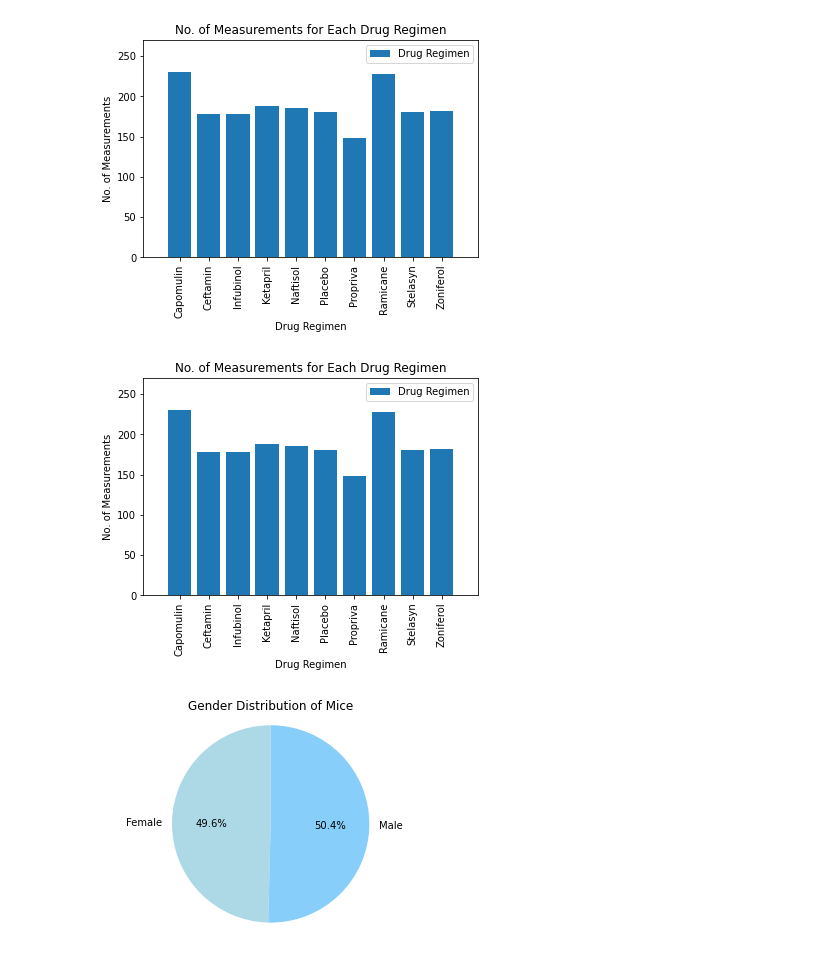
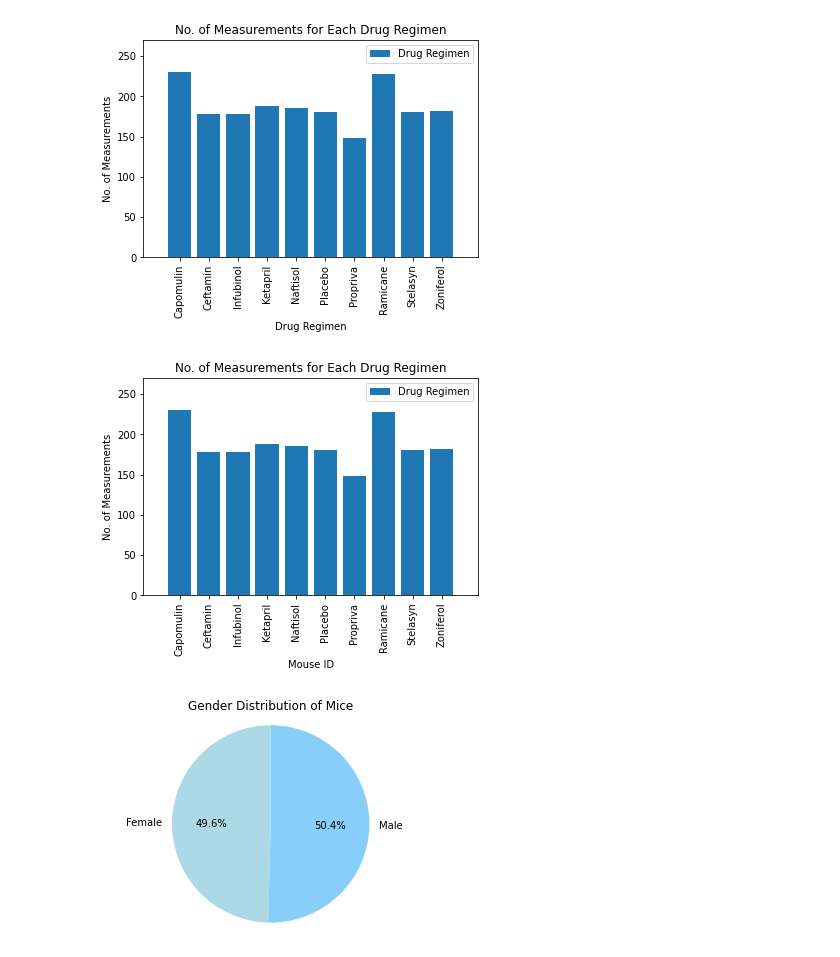
Before and after one commit to SanabuW/matplotlib-challenge, a Jupyter notebook: pymaceuticals_submission_file.ipynb, the cells around one changed output. Drawn from its saved outputs; the diff is of its cells as text; code cells hidden in the pictures.

```diff
--- a/pymaceuticals_submission_file.ipynb
+++ b/pymaceuticals_submission_file.ipynb
@@ -192,23 +192,23 @@ plt.show()
 # %%
 #pyplot version
 # Get count values
 xValues = countValues.index
 yValues = countValues
 
 # Plot bar chart
 plt.bar(xValues, yValues, width=0.8)
 
 # Format bar chart
 plt.xticks(rotation = 90)
 plt.title("No. of Measurements for Each Drug Regimen")
-plt.xlabel("Drug Regimen")
+plt.xlabel("Mouse ID")
 plt.ylabel("No. of Measurements")
 plt.xlim(-1.25, len(np.arange(len(yValues.index))) + .25)
 plt.ylim(0, max(yValues) + 40)
 plt.legend([yValues.index.name], loc = "best")
 plt.show()
 # %% [output]
-[figure, old version]
+[figure, new version]
 # %%
 # Create and display pie plot for total number of mice per gender
 # DataFrame.plot() version
```
Also changed, not shown: parts of 1 cell of this notebook, 1 other file.
